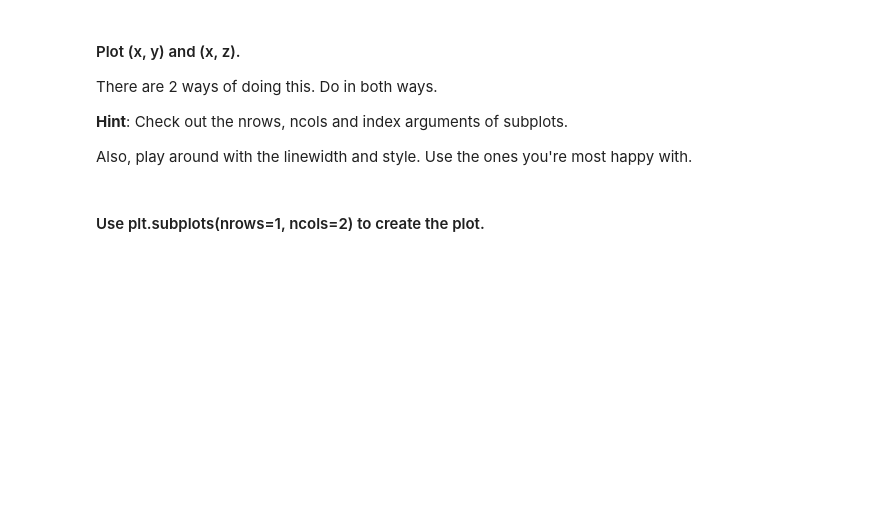
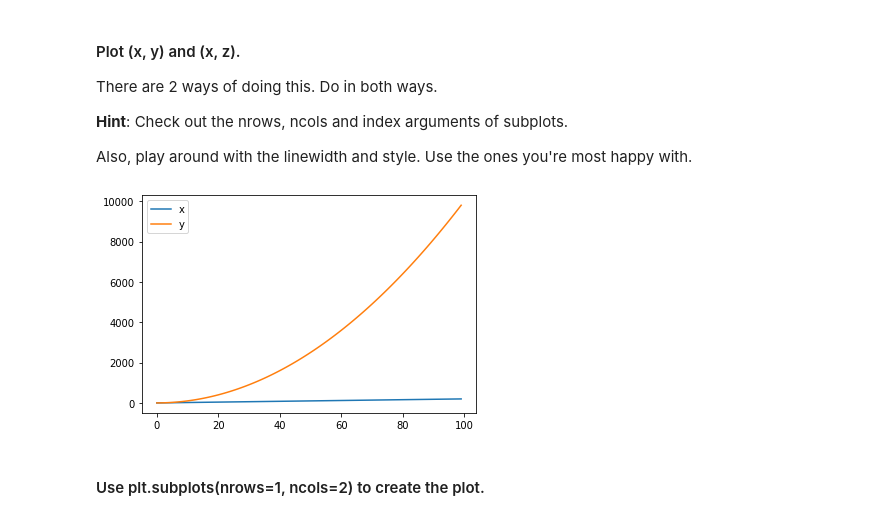
Before and after one commit to ta-data-lis/lab-matplotlib-seaborn, a Jupyter notebook: your-code/main.ipynb, the cells around one changed output. Saved outputs shown, nothing was run; the diff lists cells and outputs as text; code cells hidden in the pictures; blank space fills up the shorter version.

```diff
--- a/your-code/main.ipynb
+++ b/your-code/main.ipynb
@@ -25,2 +27,12 @@ Also, play around with the linewidth and style. Use the ones you're most happy w
+# %%
+# Method 1
+y = np.arange(0,100)
+plt.plot(x, x*2, label='x')
+plt.plot(y, y**2, label='y')
+
+plt.legend()
+plt.show()
+# %% [output]
+[figure, added]
 # %% [markdown]
 #### Use plt.subplots(nrows=1, ncols=2) to create the plot.
```
Also changed, not shown: parts of 47 cells of this notebook.
